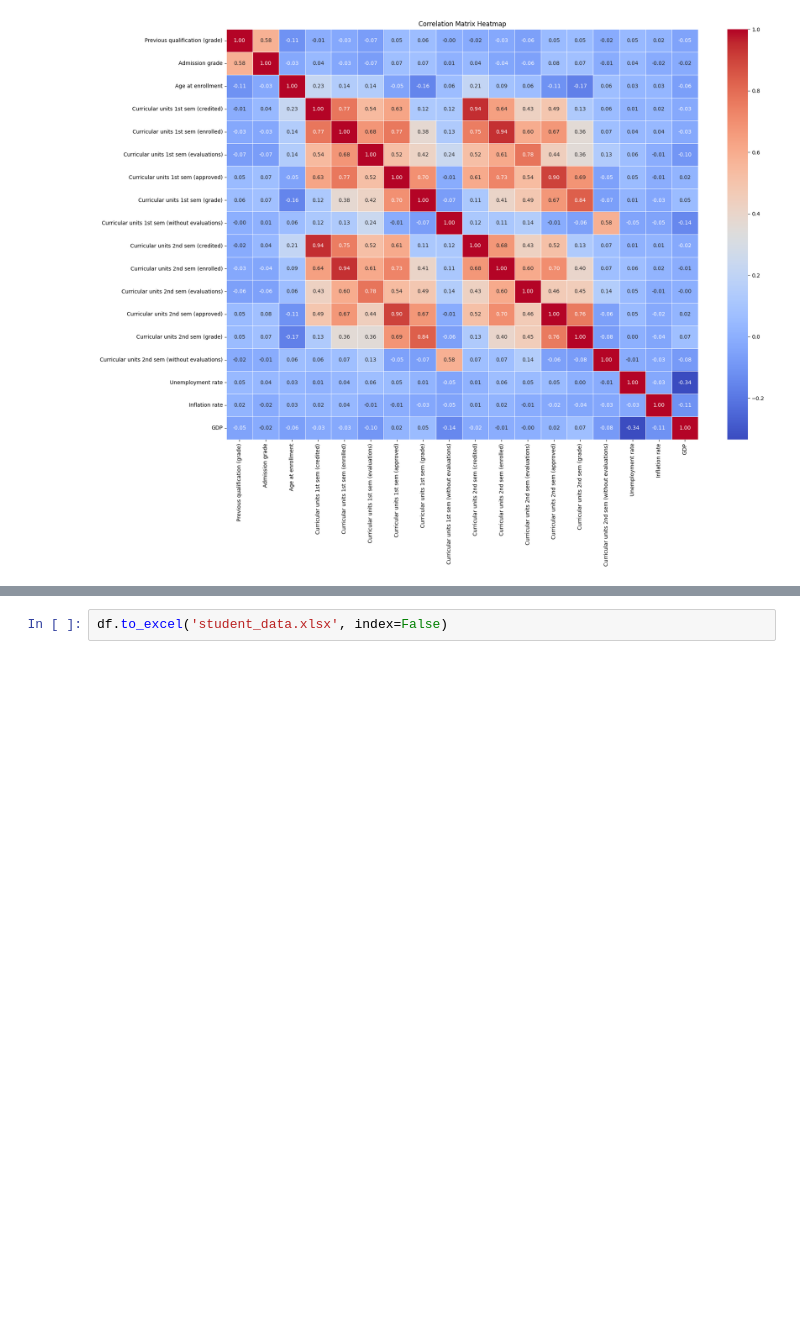
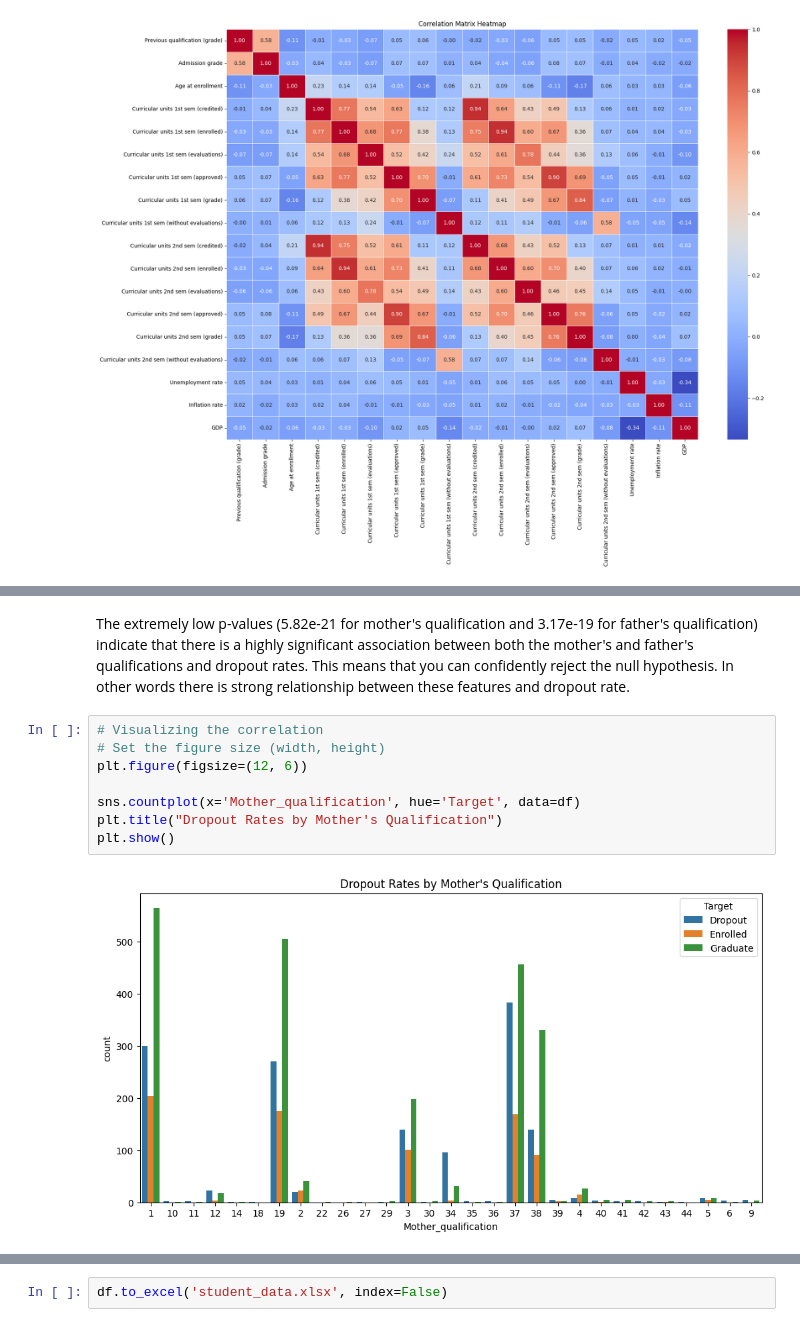
Before and after one commit to georgesylva1/3signet_task_1, a Jupyter notebook: Task 1 EDA.ipynb, the cells around one changed output, grey strips where cells are left out. Saved outputs shown, nothing was run; the diff lists cells and outputs as text; blank space fills up the shorter version.

```diff
--- a/Task 1 EDA.ipynb
+++ b/Task 1 EDA.ipynb
@@ -359,0 +419,12 @@ plt.show()
+# %% [markdown]
+The extremely low p-values (5.82e-21 for mother's qualification and 3.17e-19 for father's qualification) indicate that there is a highly significant association between both the mother's and father's qualifications and dropout rates. This means that you can confidently reject the null hypothesis. In other words there is  strong relationship between these features and dropout rate.
+# %%
+# Visualizing the correlation
+# Set the figure size (width, height)
+plt.figure(figsize=(12, 6))
+
+sns.countplot(x='Mother_qualification', hue='Target', data=df)
+plt.title("Dropout Rates by Mother's Qualification")
+plt.show()
+# %% [output]
+[figure, added]
```
Also changed, not shown: parts of 20 cells of this notebook.
